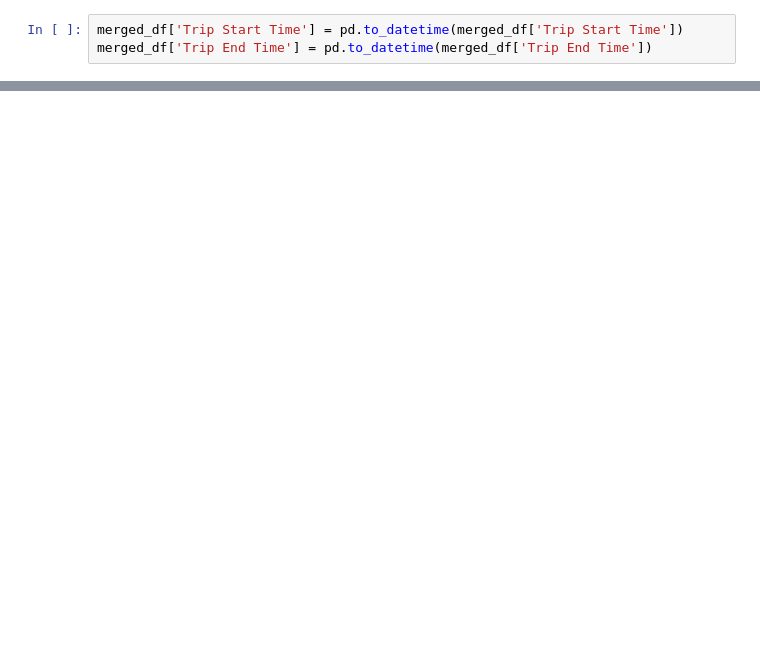
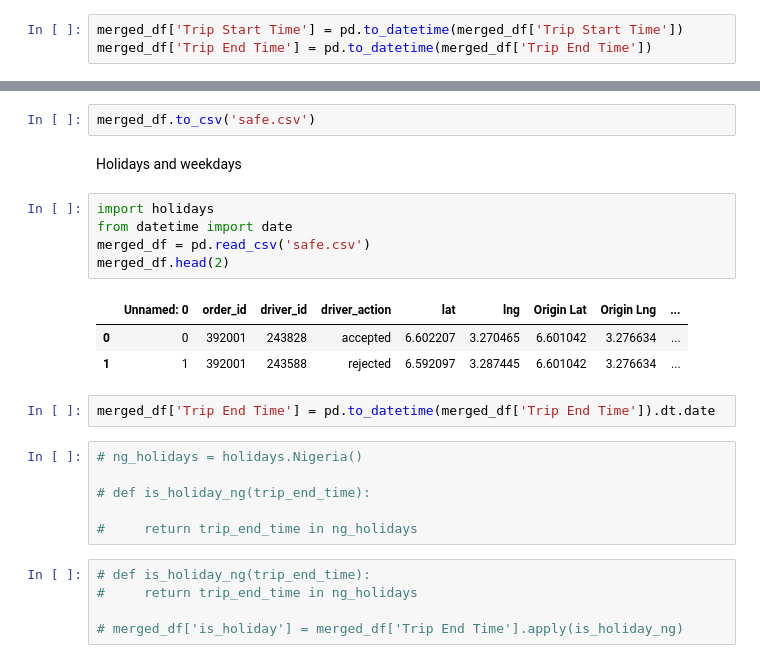
Before and after one commit to mistir-nigusse/Logistic-optimization-with-casual-inference, a Jupyter notebook: notebooks/02_feature_engineering.ipynb, the cells around one changed output, grey strips where cells are left out. Cells and saved outputs as stored; diff of their text form; blank space fills up the shorter version.

```diff
--- a/notebooks/02_feature_engineering.ipynb
+++ b/notebooks/02_feature_engineering.ipynb
@@ -211,0 +292,26 @@ merged_df['speed'] = merged_df['trip_distance'] / merged_df['time_taken']
+# %%
+merged_df.to_csv('safe.csv')
+# %% [markdown]
+Holidays and weekdays
+# %%
+import holidays
+from datetime import date
+merged_df = pd.read_csv('safe.csv')
+merged_df.head(2)
+# %% [output]
+|  | Unnamed: 0 | order_id | driver_id | driver_action | lat | lng | Origin Lat | Origin Lng | ... |
+| 0 | 0 | 392001 | 243828 | accepted | 6.602207 | 3.270465 | 6.601042 | 3.276634 | ... |
+| 1 | 1 | 392001 | 243588 | rejected | 6.592097 | 3.287445 | 6.601042 | 3.276634 | ... |
+# %%
+merged_df['Trip End Time'] = pd.to_datetime(merged_df['Trip End Time']).dt.date
+# %%
+# ng_holidays = holidays.Nigeria()
+
+# def is_holiday_ng(trip_end_time):
+
+#     return trip_end_time in ng_holidays
+# %%
+# def is_holiday_ng(trip_end_time):
+#     return trip_end_time in ng_holidays
+
+# merged_df['is_holiday'] = merged_df['Trip End Time'].apply(is_holiday_ng)
```
Also changed, not shown: parts of 28 cells of this notebook, 1 other file.
